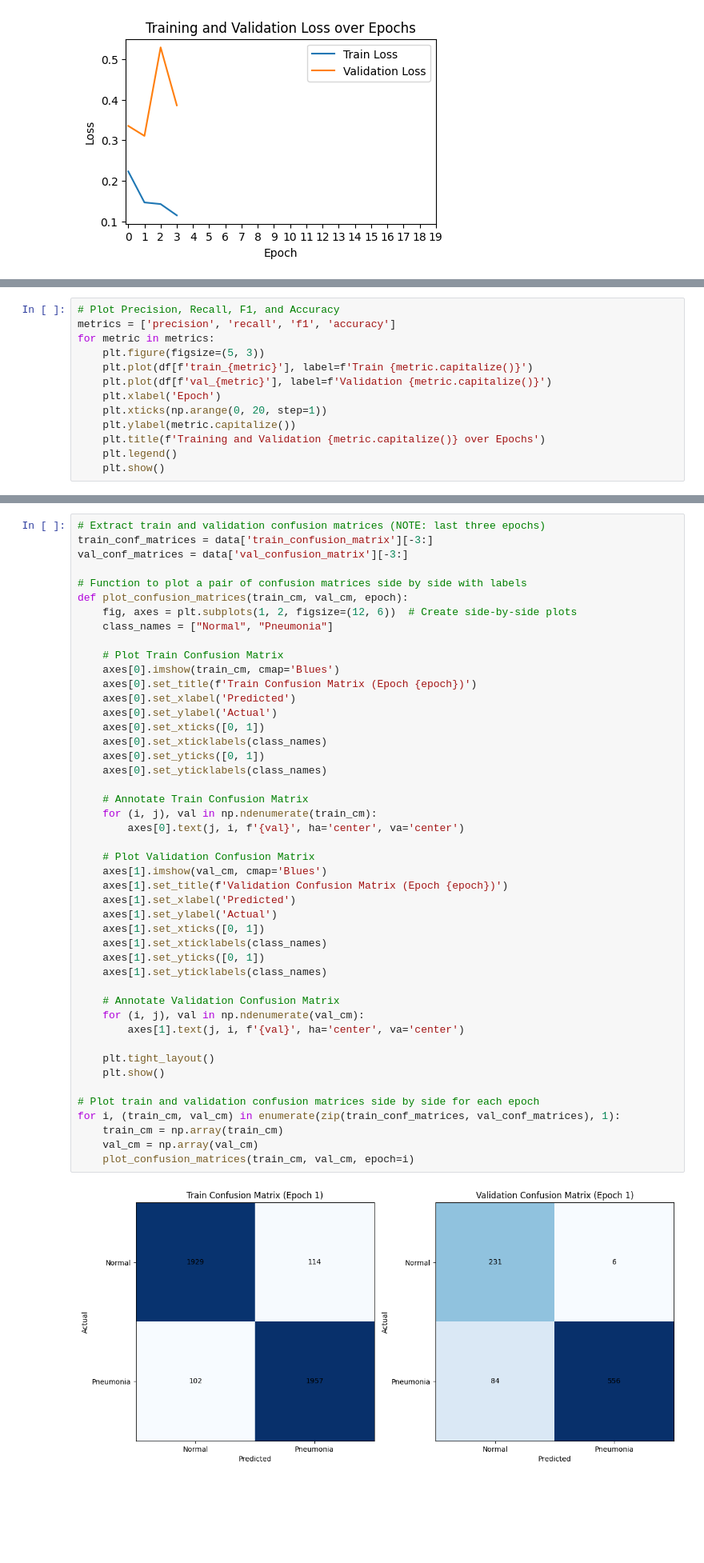
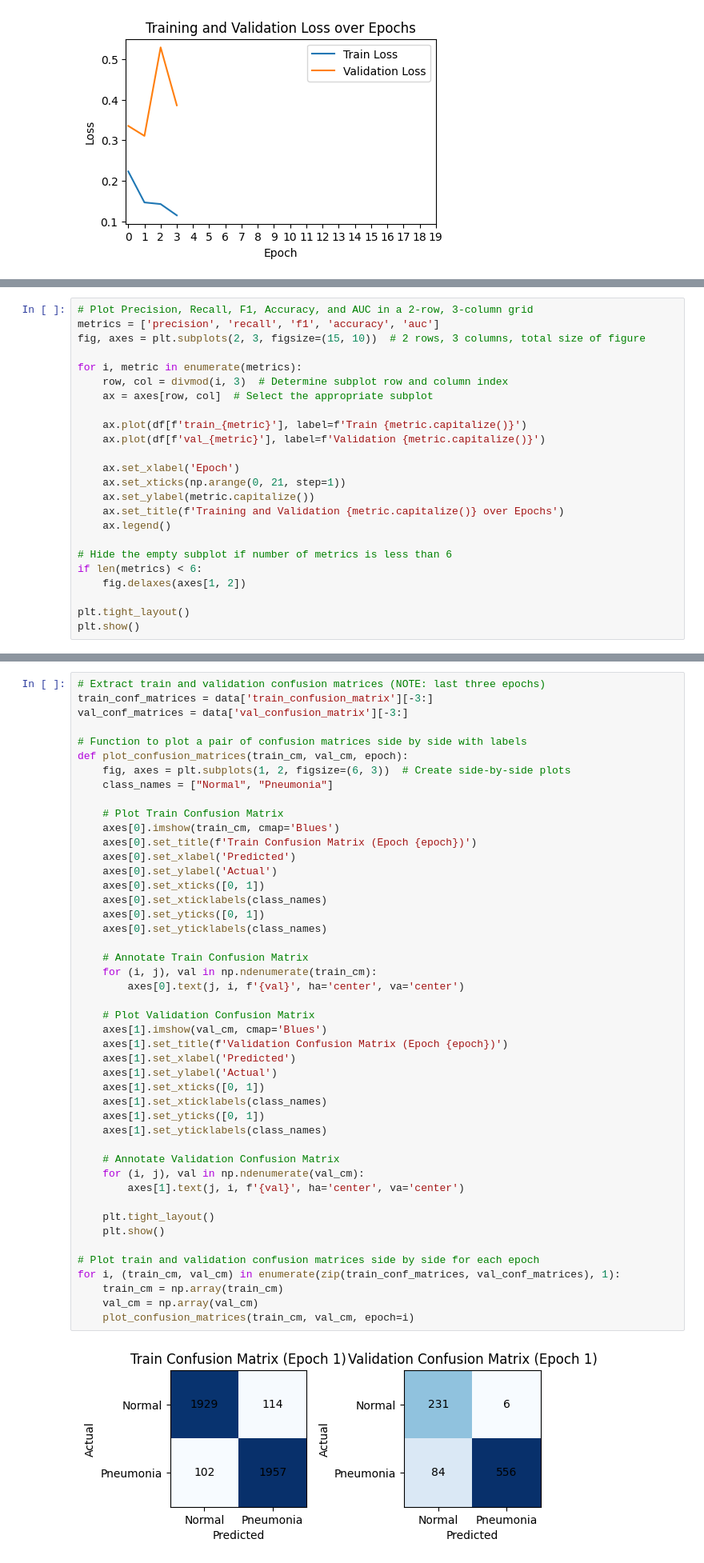
Before and after one commit to DeerBay/PneumoScope, a Jupyter notebook: notebooks/model_training.ipynb, the cells around one changed output, grey strips where cells are left out. Shown at 80% size. Drawn from its saved outputs; the diff is of its cells as text; blank space fills up the shorter version.

Commit message:
Added heatmaps and printed model

```diff
--- a/notebooks/model_training.ipynb
+++ b/notebooks/model_training.ipynb
@@ -48,14 +54,25 @@ plt.show()
 # %%
-# Plot Precision, Recall, F1, and Accuracy
-metrics = ['precision', 'recall', 'f1', 'accuracy']
-for metric in metrics:
-    plt.figure(figsize=(5, 3))
-    plt.plot(df[f'train_{metric}'], label=f'Train {metric.capitalize()}')
-    plt.plot(df[f'val_{metric}'], label=f'Validation {metric.capitalize()}')
-    plt.xlabel('Epoch')
-    plt.xticks(np.arange(0, 20, step=1))
-    plt.ylabel(metric.capitalize())
-    plt.title(f'Training and Validation {metric.capitalize()} over Epochs')
-    plt.legend()
-    plt.show()
+# Plot Precision, Recall, F1, Accuracy, and AUC in a 2-row, 3-column grid
+metrics = ['precision', 'recall', 'f1', 'accuracy', 'auc']
+fig, axes = plt.subplots(2, 3, figsize=(15, 10))  # 2 rows, 3 columns, total size of figure
+
+for i, metric in enumerate(metrics):
+    row, col = divmod(i, 3)  # Determine subplot row and column index
+    ax = axes[row, col]  # Select the appropriate subplot
+
+    ax.plot(df[f'train_{metric}'], label=f'Train {metric.capitalize()}')
+    ax.plot(df[f'val_{metric}'], label=f'Validation {metric.capitalize()}')
+
+    ax.set_xlabel('Epoch')
+    ax.set_xticks(np.arange(0, 21, step=1))
+    ax.set_ylabel(metric.capitalize())
+    ax.set_title(f'Training and Validation {metric.capitalize()} over Epochs')
+    ax.legend()
+
+# Hide the empty subplot if number of metrics is less than 6
+if len(metrics) < 6:
+    fig.delaxes(axes[1, 2])
+
+plt.tight_layout()
+plt.show()
 # %% [output]
@@ -72,7 +86,7 @@ val_conf_matrices = data['val_confusion_matrix'][-3:]
 
 # Function to plot a pair of confusion matrices side by side with labels
 def plot_confusion_matrices(train_cm, val_cm, epoch):
-    fig, axes = plt.subplots(1, 2, figsize=(12, 6))  # Create side-by-side plots
+    fig, axes = plt.subplots(1, 2, figsize=(6, 3))  # Create side-by-side plots
     class_names = ["Normal", "Pneumonia"]
 
     # Plot Train Confusion Matrix
@@ -85,31 +99,31 @@ def plot_confusion_matrices(train_cm, val_cm, epoch):
     axes[0].set_yticks([0, 1])
     axes[0].set_yticklabels(class_names)
 
     # Annotate Train Confusion Matrix
     for (i, j), val in np.ndenumerate(train_cm):
         axes[0].text(j, i, f'{val}', ha='center', va='center')
 
     # Plot Validation Confusion Matrix
     axes[1].imshow(val_cm, cmap='Blues')
     axes[1].set_title(f'Validation Confusion Matrix (Epoch {epoch})')
     axes[1].set_xlabel('Predicted')
     axes[1].set_ylabel('Actual')
     axes[1].set_xticks([0, 1])
     axes[1].set_xticklabels(class_names)
     axes[1].set_yticks([0, 1])
     axes[1].set_yticklabels(class_names)
 
     # Annotate Validation Confusion Matrix
     for (i, j), val in np.ndenumerate(val_cm):
         axes[1].text(j, i, f'{val}', ha='center', va='center')
 
     plt.tight_layout()
     plt.show()
 
 # Plot train and validation confusion matrices side by side for each epoch
 for i, (train_cm, val_cm) in enumerate(zip(train_conf_matrices, val_conf_matrices), 1):
     train_cm = np.array(train_cm)
     val_cm = np.array(val_cm)
     plot_confusion_matrices(train_cm, val_cm, epoch=i)
 # %% [output]
-[figure, old version]
+[figure, new version]
```
Also changed, not shown: parts of 13 cells of this notebook.
